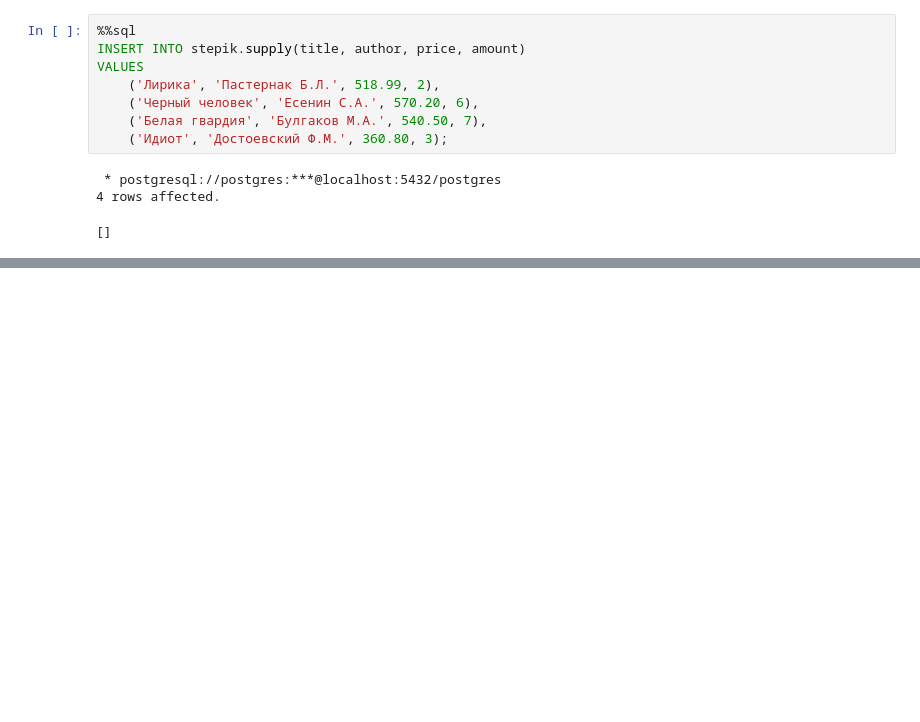
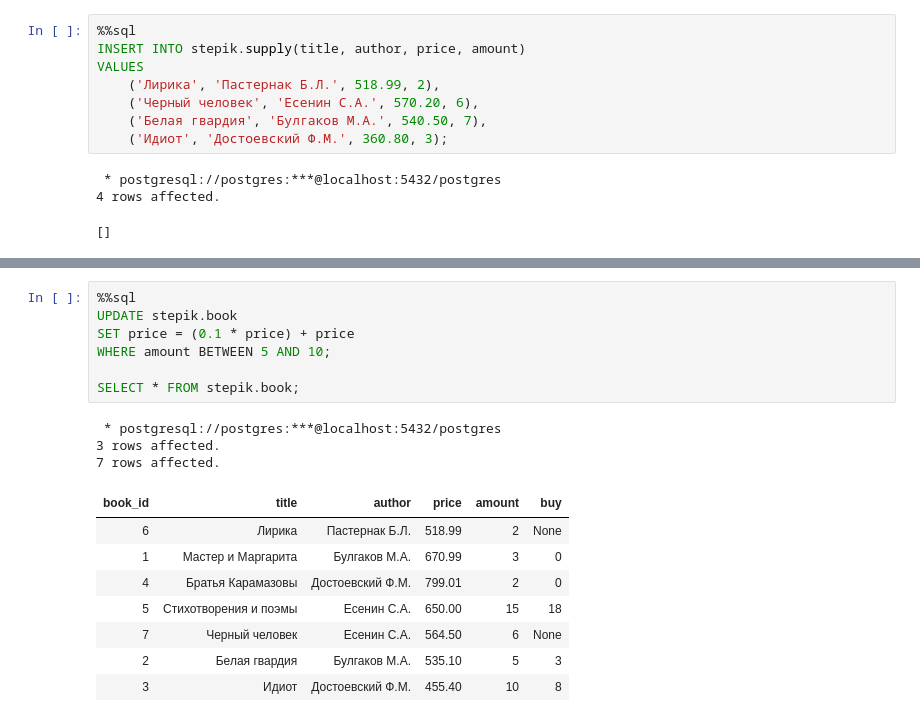
Before and after one commit to letrepas/Interactive-SQL-Simulator, a Jupyter notebook: SQL.ipynb, the cells around one changed output, grey strips where cells are left out. Saved outputs shown, nothing was run; the diff lists cells and outputs as text; blank space fills up the shorter version.

```diff
--- a/SQL.ipynb
+++ b/SQL.ipynb
@@ -856,0 +862,19 @@ SELECT * FROM stepik.book;
+# %%
+%%sql
+UPDATE stepik.book
+SET price = (0.1 * price) + price
+WHERE amount BETWEEN 5 AND 10;
+
+SELECT * FROM stepik.book;
+# %% [output]
+ * postgresql://postgres:***@localhost:5432/postgres
+3 rows affected.
+7 rows affected.
+| book_id | title | author | price | amount | buy |
+| 6 | Лирика | Пастернак Б.Л. | 518.99 | 2 | None |
+| 1 | Мастер и Маргарита | Булгаков М.А. | 670.99 | 3 | 0 |
+| 4 | Братья Карамазовы | Достоевский Ф.М. | 799.01 | 2 | 0 |
+| 5 | Стихотворения и поэмы | Есенин С.А. | 650.00 | 15 | 18 |
+| 7 | Черный человек | Есенин С.А. | 564.50 | 6 | None |
+| 2 | Белая гвардия | Булгаков М.А. | 535.10 | 5 | 3 |
+| 3 | Идиот | Достоевский Ф.М. | 455.40 | 10 | 8 |
```
Also changed, not shown: parts of 10 cells of this notebook.
